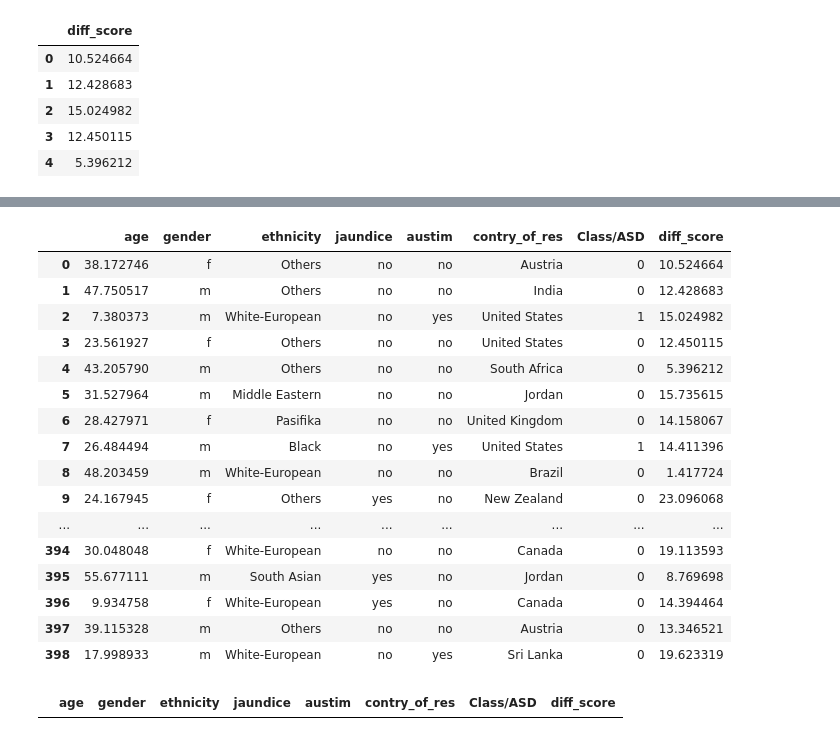
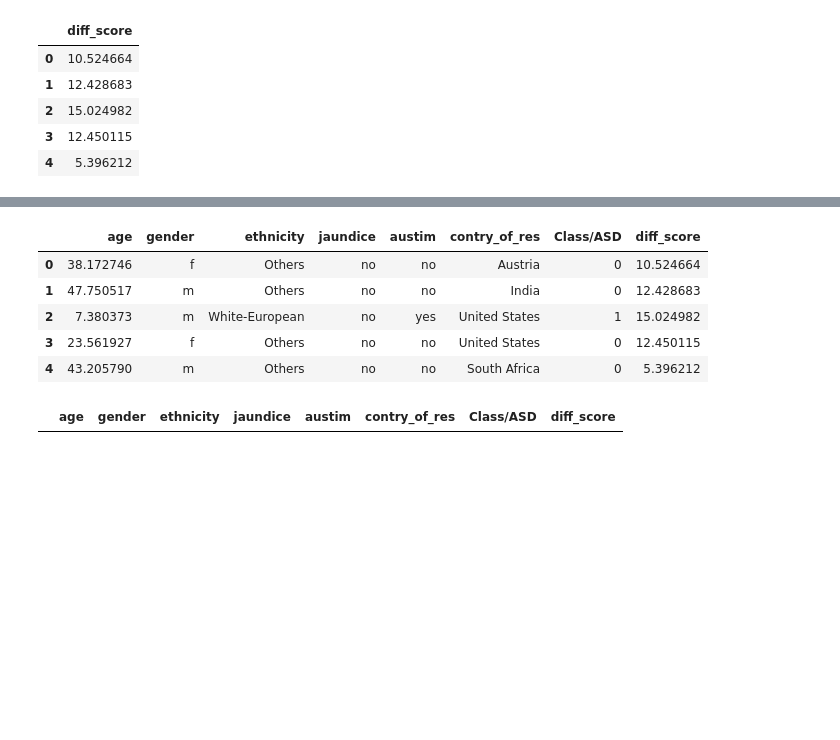
Before and after one commit to juanegarcia18/Projects_2022, a Jupyter notebook: Autism_Prediction/Autism_Prediction.ipynb, the cells around one changed output, grey strips where cells are left out. Cells and saved outputs as stored; diff of their text form; code cells hidden in the pictures; blank space fills up the shorter version.

```diff
--- a/Autism_Prediction/Autism_Prediction.ipynb
+++ b/Autism_Prediction/Autism_Prediction.ipynb
@@ -355,24 +392,13 @@ new_df
 # %%
 new_df = new_df.drop(["raw_score","A1_Score","A2_Score","A3_Score","A4_Score","A5_Score","A6_Score","A7_Score","A8_Score","A9_Score","A10_Score","result"], axis = 1)
-new_df
+new_df.head()
 # %% [output]
 |  | age | gender | ethnicity | jaundice | austim | contry_of_res | Class/ASD | diff_score |
 | 0 | 38.172746 | f | Others | no | no | Austria | 0 | 10.524664 |
 | 1 | 47.750517 | m | Others | no | no | India | 0 | 12.428683 |
 | 2 | 7.380373 | m | White-European | no | yes | United States | 1 | 15.024982 |
 | 3 | 23.561927 | f | Others | no | no | United States | 0 | 12.450115 |
 | 4 | 43.205790 | m | Others | no | no | South Africa | 0 | 5.396212 |
-| 5 | 31.527964 | m | Middle Eastern | no | no | Jordan | 0 | 15.735615 |
-| 6 | 28.427971 | f | Pasifika | no | no | United Kingdom | 0 | 14.158067 |
-| 7 | 26.484494 | m | Black | no | yes | United States | 1 | 14.411396 |
-| 8 | 48.203459 | m | White-European | no | no | Brazil | 0 | 1.417724 |
-| 9 | 24.167945 | f | Others | yes | no | New Zealand | 0 | 23.096068 |
-| ... | ... | ... | ... | ... | ... | ... | ... | ... |
-| 394 | 30.048048 | f | White-European | no | no | Canada | 0 | 19.113593 |
-| 395 | 55.677111 | m | South Asian | yes | no | Jordan | 0 | 8.769698 |
-| 396 | 9.934758 | f | White-European | yes | no | Canada | 0 | 14.394464 |
-| 397 | 39.115328 | m | Others | no | no | Austria | 0 | 13.346521 |
-| 398 | 17.998933 | m | White-European | no | yes | Sri Lanka | 0 | 19.623319 |
 # %%
 new_df = new_df.dropna()
 # %%
```
Also changed, not shown: parts of 64 cells of this notebook.
